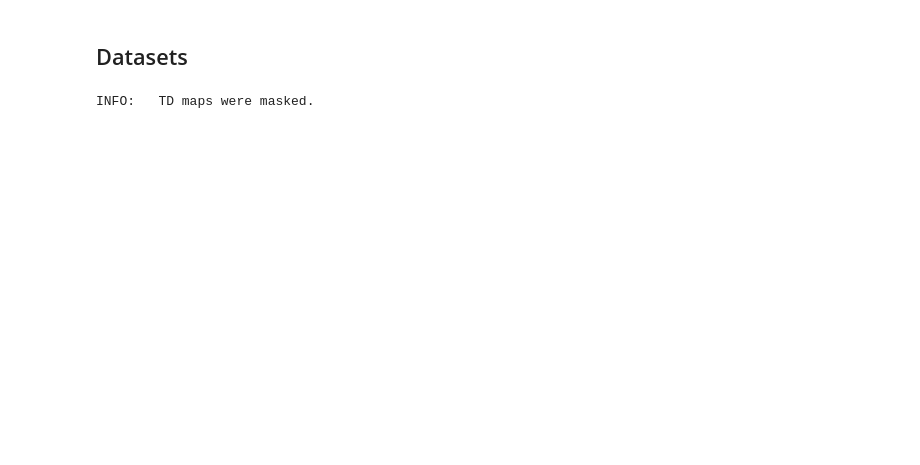
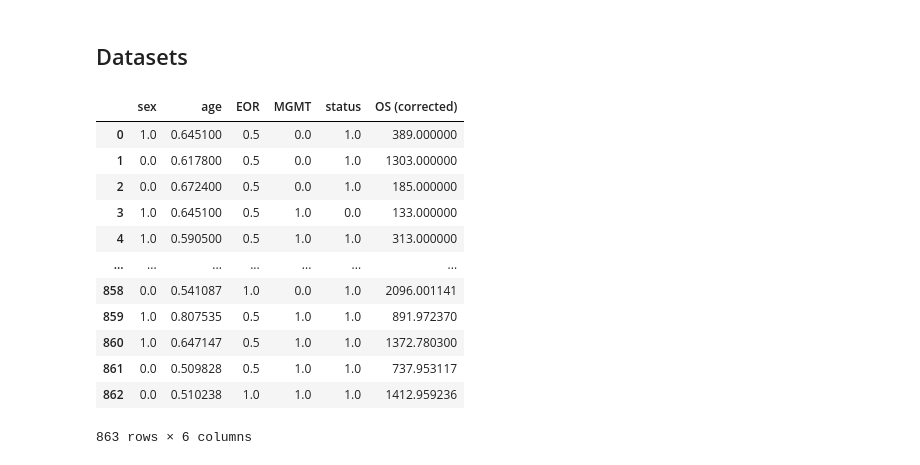
Before and after one commit to basiav/Tractography, a Jupyter notebook: td/incrementally_adding_components_kernel_pca copy 3.ipynb, the cells around one changed output. Saved outputs shown, nothing was run; the diff lists cells and outputs as text; code cells hidden in the pictures; blank space fills up the shorter version.

```diff
--- a/td/incrementally_adding_components_kernel_pca copy 3.ipynb
+++ b/td/incrementally_adding_components_kernel_pca copy 3.ipynb
@@ -361,12 +484,10 @@ class ComponentsSelectorPlotter:
 # %%
-from nmf import NMFProjections
+# from nmf import NMFProjections
 
 
-feature_extraction_method = FeatureExtractionMethod.NMF
+# feature_extraction_method = FeatureExtractionMethod.NMF
 
-normalization = None
-n_components= 100
+# normalization = None
+# n_components= 100
 
-method = NMFProjections(training_maps=training_maps, template=T1, binary_mask=T1_brain, n_components=n_components)
+# method = NMFProjections(training_maps=training_maps, template=T1, binary_mask=T1_brain, n_components=n_components)
-# %% [output]
-INFO:   TD maps were masked.
@@ -372,0 +514,16 @@ INFO:   TD maps were masked.
+# %%
+X_train
+# %% [output]
+|  | sex | age | EOR | MGMT | status | OS (corrected) |
+| 0 | 1.0 | 0.645100 | 0.5 | 0.0 | 1.0 | 389.000000 |
+| 1 | 0.0 | 0.617800 | 0.5 | 0.0 | 1.0 | 1303.000000 |
+| 2 | 0.0 | 0.672400 | 0.5 | 0.0 | 1.0 | 185.000000 |
+| 3 | 1.0 | 0.645100 | 0.5 | 1.0 | 0.0 | 133.000000 |
+| 4 | 1.0 | 0.590500 | 0.5 | 1.0 | 1.0 | 313.000000 |
+| ... | ... | ... | ... | ... | ... | ... |
+| 858 | 0.0 | 0.541087 | 1.0 | 0.0 | 1.0 | 2096.001141 |
+| 859 | 1.0 | 0.807535 | 0.5 | 1.0 | 1.0 | 891.972370 |
+| 860 | 1.0 | 0.647147 | 0.5 | 1.0 | 1.0 | 1372.780300 |
+| 861 | 0.0 | 0.509828 | 0.5 | 1.0 | 1.0 | 737.953117 |
+| 862 | 0.0 | 0.510238 | 1.0 | 1.0 | 1.0 | 1412.959236 |
+863 rows × 6 columns
```
Also changed, not shown: parts of 14 cells of this notebook, 7 other files.
